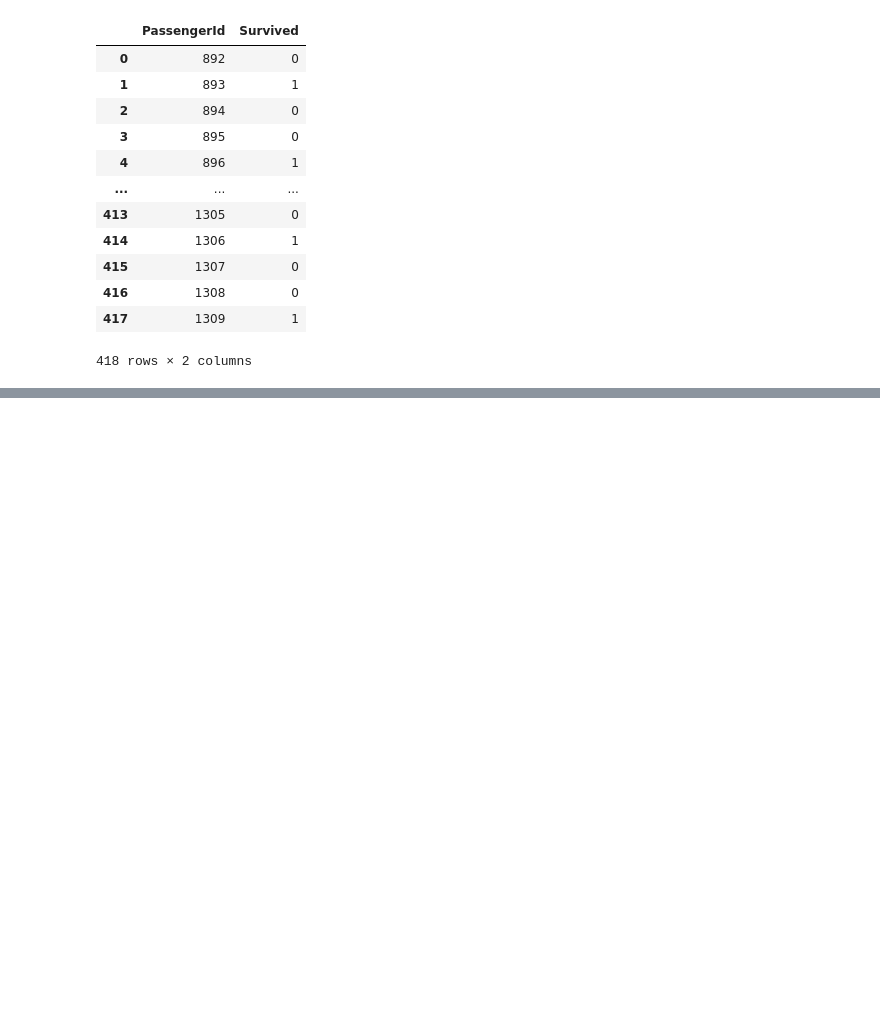
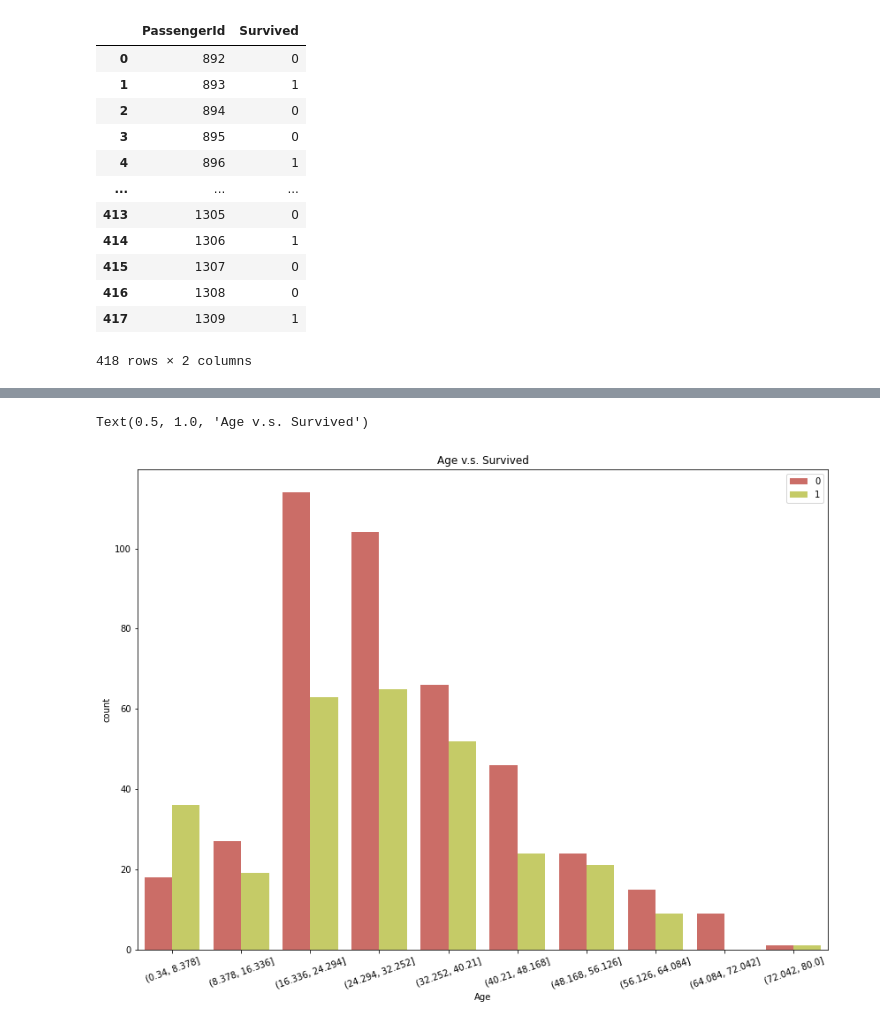
Before and after one commit to Elwing-Chou/tibaml0826, a Jupyter notebook: titanic.ipynb, the cells around one changed output, grey strips where cells are left out. Drawn from its saved outputs; the diff is of its cells as text; code cells hidden in the pictures; blank space fills up the shorter version.

```diff
--- a/titanic.ipynb
+++ b/titanic.ipynb
@@ -309,0 +310,12 @@ pd.DataFrame({
+# %%
+# palette選顏色: https://seaborn.pydata.org/tutorial/color_palettes.html
+plt.figure(figsize=(14, 10))
+c = pd.cut(datas["Age"], 10)
+sns.countplot(x=c, hue=datas["Survived"], palette=sns.color_palette("hls"))
+# ticks/legend/title/axis
+plt.xticks(rotation=20)
+plt.legend(loc="upper right")
+plt.title("Age v.s. Survived")
+# %% [output]
+Text(0.5, 1.0, 'Age v.s. Survived')
+[figure, added]
```
Also changed, not shown: parts of 3 cells of this notebook.
